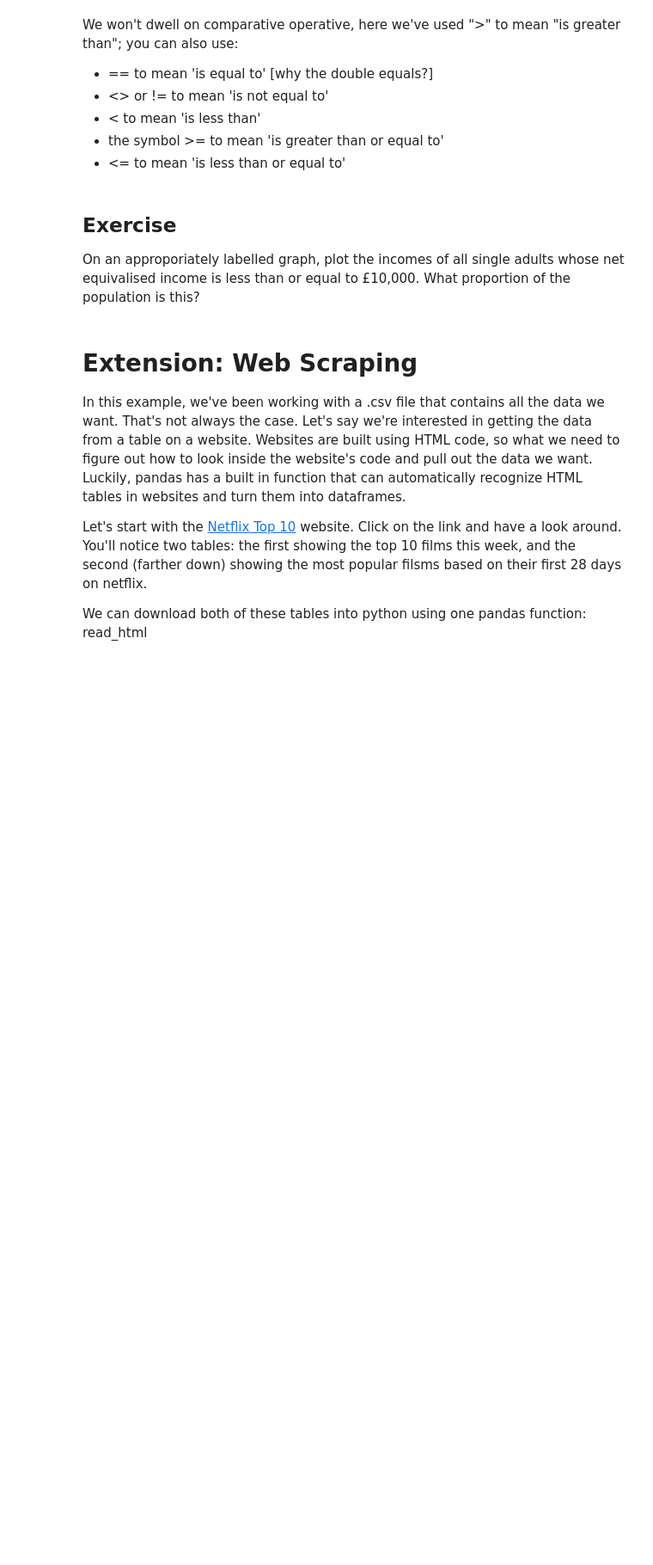
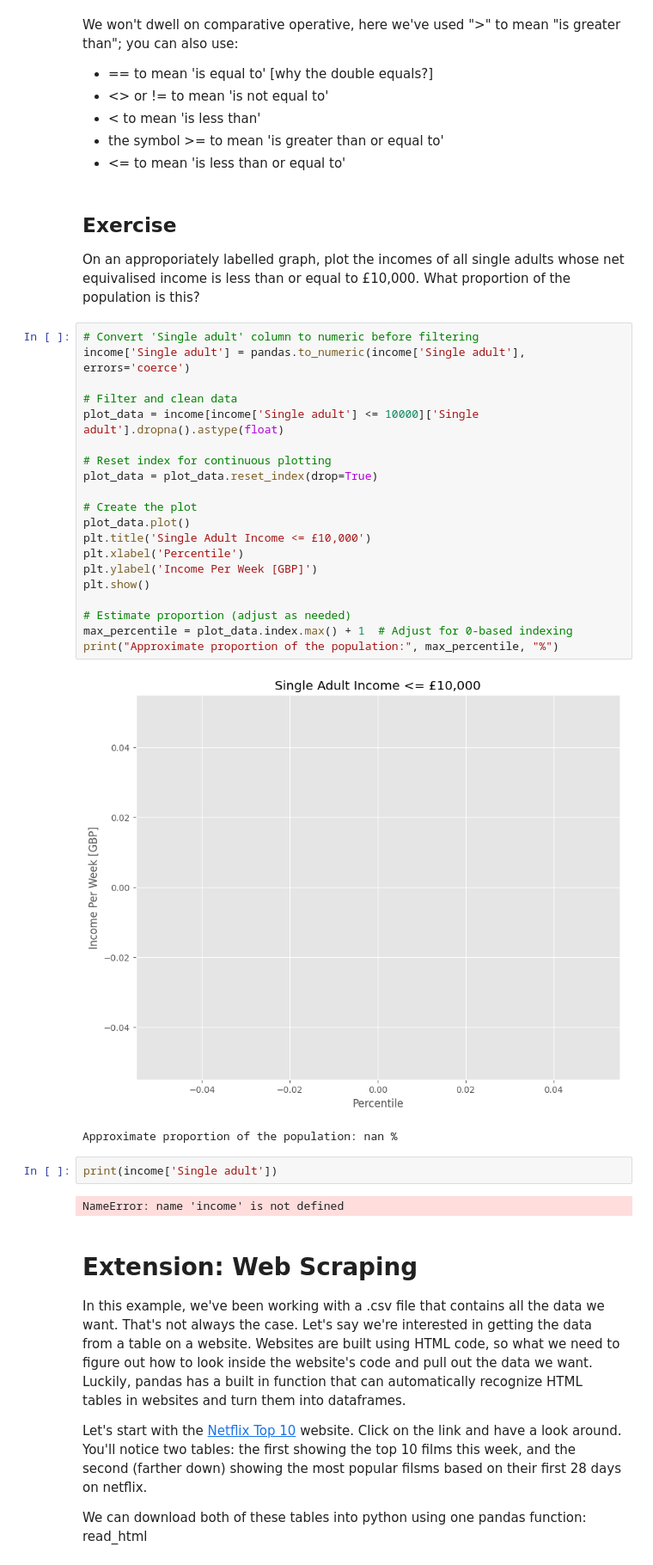
Before and after one commit to laiacoder/QM2, a Jupyter notebook: notebooks/W02. Pandas.ipynb, the cells around one changed output. Shown: that part at 86% size. Cells and saved outputs as stored; diff of their text form; blank space fills up the shorter version.

```diff
--- a/notebooks/W02. Pandas.ipynb
+++ b/notebooks/W02. Pandas.ipynb
@@ -406,6 +406,33 @@ We won't dwell on comparative operative, here we've used ">" to mean "is greater
 # %% [markdown]
 ## Exercise
 On an approporiately labelled graph, plot the incomes of all single adults whose net equivalised income is less than or equal to £10,000. What proportion of the population is this?
+# %%
+# Convert 'Single adult' column to numeric before filtering
+income['Single adult'] = pandas.to_numeric(income['Single adult'], errors='coerce')
+
+# Filter and clean data
+plot_data = income[income['Single adult'] <= 10000]['Single adult'].dropna().astype(float)
+
+# Reset index for continuous plotting
+plot_data = plot_data.reset_index(drop=True)
+
+# Create the plot
+plot_data.plot()
+plt.title('Single Adult Income <= £10,000')
+plt.xlabel('Percentile')
+plt.ylabel('Income Per Week [GBP]')
+plt.show()
+
+# Estimate proportion (adjust as needed)
+max_percentile = plot_data.index.max() + 1  # Adjust for 0-based indexing
+print("Approximate proportion of the population:", max_percentile, "%")
+# %% [output]
+[figure, added]
+Approximate proportion of the population: nan %
+# %%
+print(income['Single adult'])
+# %% [output]
+NameError: name 'income' is not defined
 # %% [markdown]
 # Extension: Web Scraping
 
```
Also changed, not shown: parts of 6 cells of this notebook.
